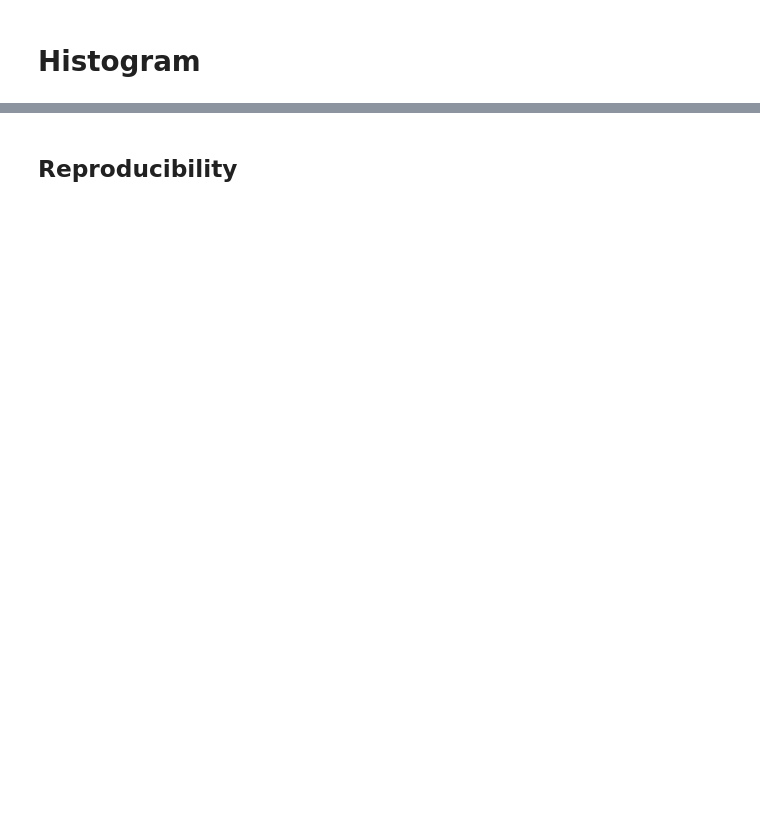
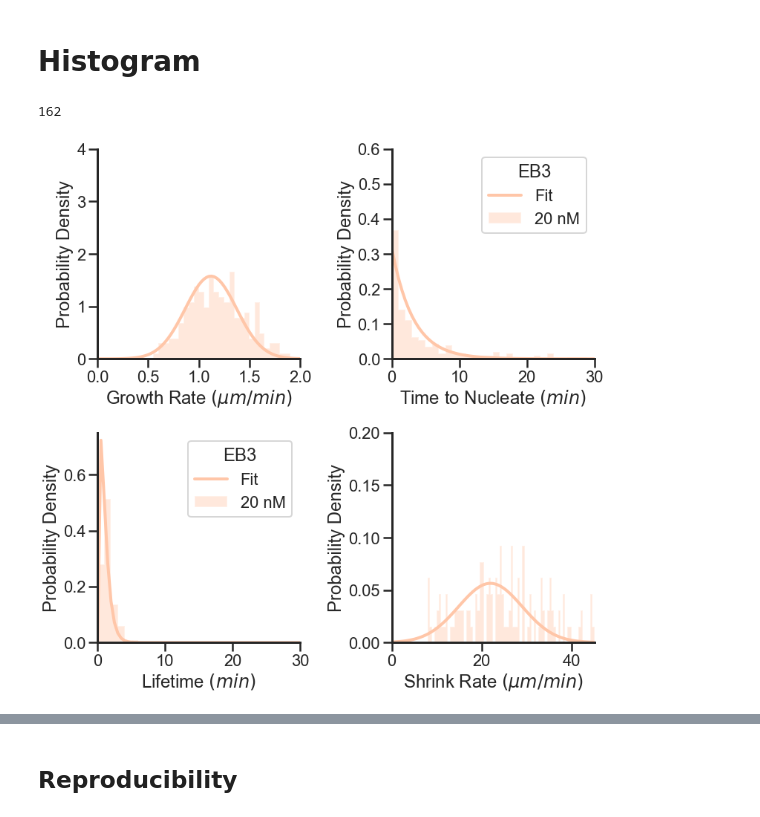
Before and after one commit to sofiacruzt/sofia-brouhardlab, a Jupyter notebook: dynamics/fit_master_sheet-BrandiEB.ipynb, the cells around one changed output, grey strips where cells are left out. Drawn from its saved outputs; the diff is of its cells as text; code cells hidden in the pictures; blank space fills up the shorter version.

```diff
--- a/dynamics/fit_master_sheet-BrandiEB.ipynb
+++ b/dynamics/fit_master_sheet-BrandiEB.ipynb
@@ -773 +787,6 @@ def plot_hist(data, tubconc, dcxtype, dcxconc,ebconc,color) :
+# %%
+plot_hist(data, 8, 'P191R', 60,20,orange20)
+# %% [output]
+162
+[figure, added]
 # %%
```
Also changed, not shown: parts of 24 cells of this notebook, 2 other files.
